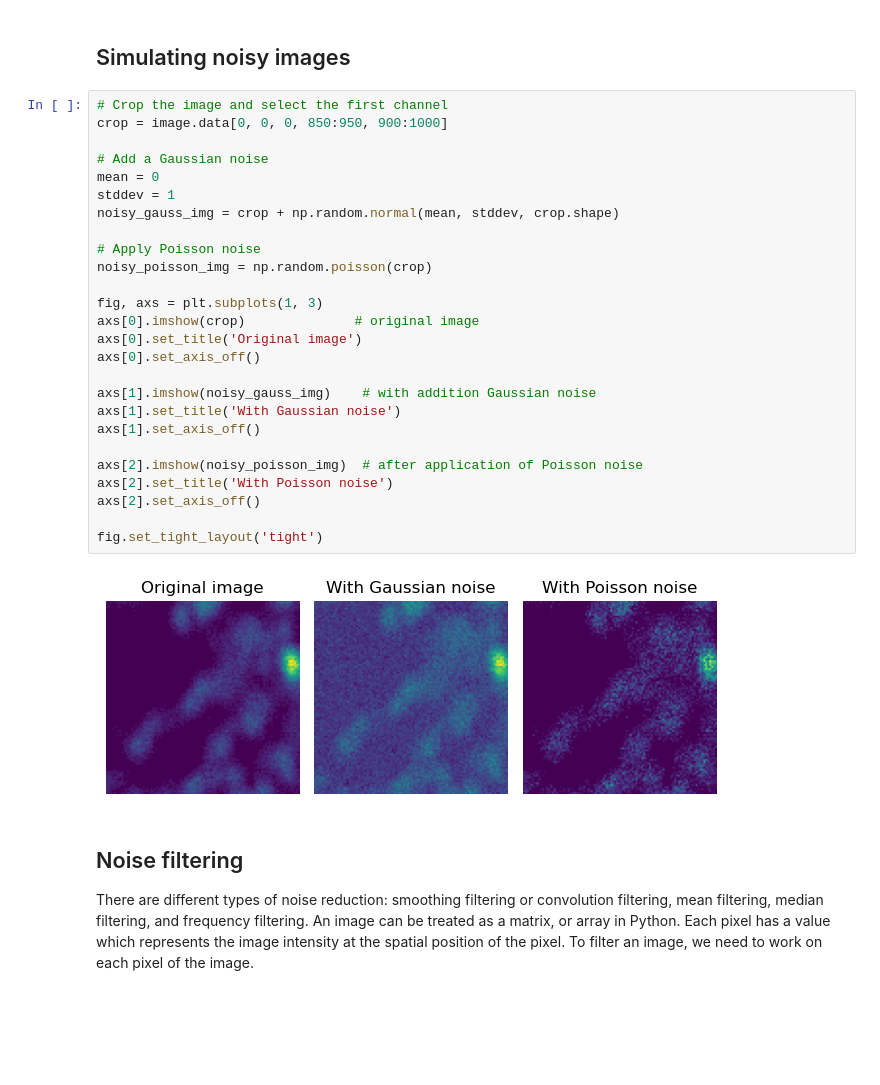
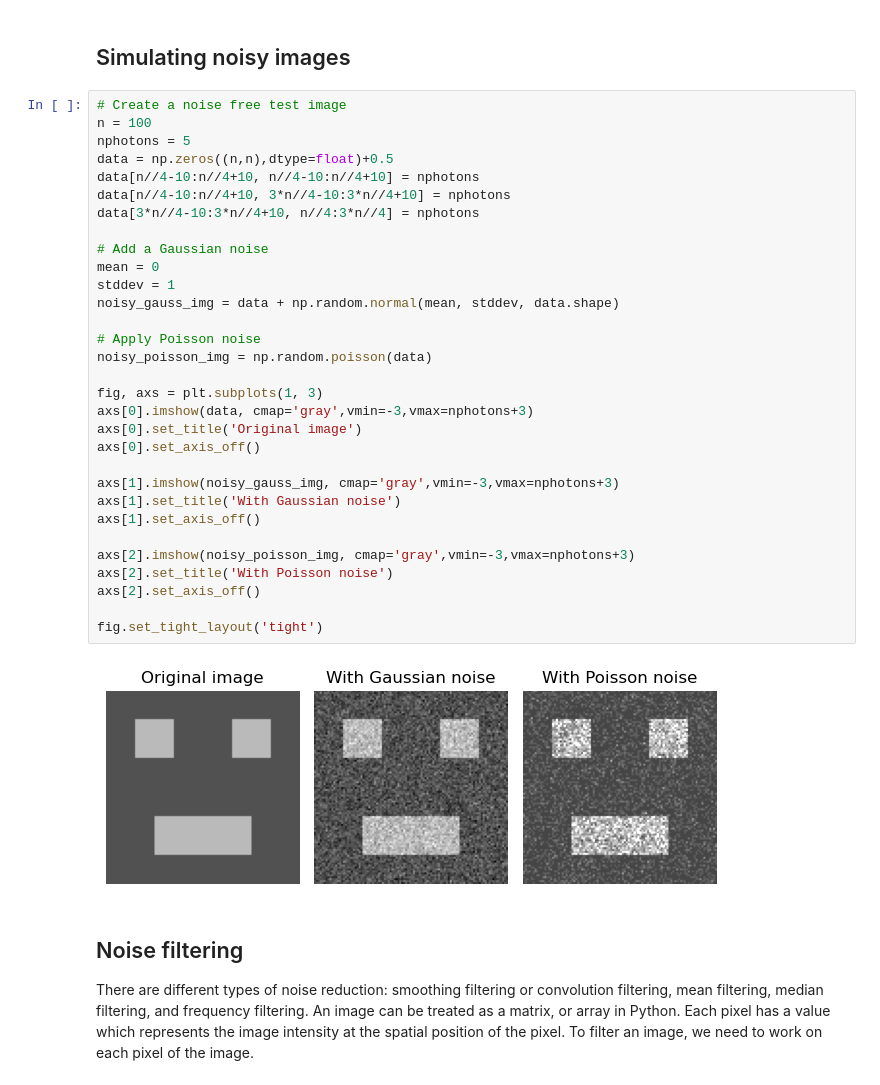
Before and after one commit to u-schulze/Python-course, a Jupyter notebook: Course-main.ipynb, the cells around one changed output. Drawn from its saved outputs; the diff is of its cells as text; blank space fills up the shorter version.

```diff
--- a/Course-main.ipynb
+++ b/Course-main.ipynb
@@ -207,33 +209,38 @@ Dominant noise in fluorescence microscopy follows either a Gaussian distribution
 # %% [markdown]
 ## Simulating noisy images
 # %%
-# Crop the image and select the first channel
-crop = image.data[0, 0, 0, 850:950, 900:1000]
+# Create a noise free test image
+n = 100
+nphotons = 5
+data = np.zeros((n,n),dtype=float)+0.5
+data[n//4-10:n//4+10, n//4-10:n//4+10] = nphotons
+data[n//4-10:n//4+10, 3*n//4-10:3*n//4+10] = nphotons
+data[3*n//4-10:3*n//4+10, n//4:3*n//4] = nphotons
 
 # Add a Gaussian noise
 mean = 0
 stddev = 1
-noisy_gauss_img = crop + np.random.normal(mean, stddev, crop.shape)
+noisy_gauss_img = data + np.random.normal(mean, stddev, data.shape)
 
 # Apply Poisson noise
-noisy_poisson_img = np.random.poisson(crop)
+noisy_poisson_img = np.random.poisson(data)
 
 fig, axs = plt.subplots(1, 3)
-axs[0].imshow(crop)              # original image
+axs[0].imshow(data, cmap='gray',vmin=-3,vmax=nphotons+3)
 axs[0].set_title('Original image')
 axs[0].set_axis_off()
 
-axs[1].imshow(noisy_gauss_img)    # with addition Gaussian noise
+axs[1].imshow(noisy_gauss_img, cmap='gray',vmin=-3,vmax=nphotons+3)
 axs[1].set_title('With Gaussian noise')
 axs[1].set_axis_off()
 
-axs[2].imshow(noisy_poisson_img)  # after application of Poisson noise
+axs[2].imshow(noisy_poisson_img, cmap='gray',vmin=-3,vmax=nphotons+3)
 axs[2].set_title('With Poisson noise')
 axs[2].set_axis_off()
 
 fig.set_tight_layout('tight')
 # %% [output]
-[figure, old version]
+[figure, new version]
 # %% [markdown]
 ## Noise filtering
 
```
Also changed, not shown: parts of 4 cells of this notebook.
